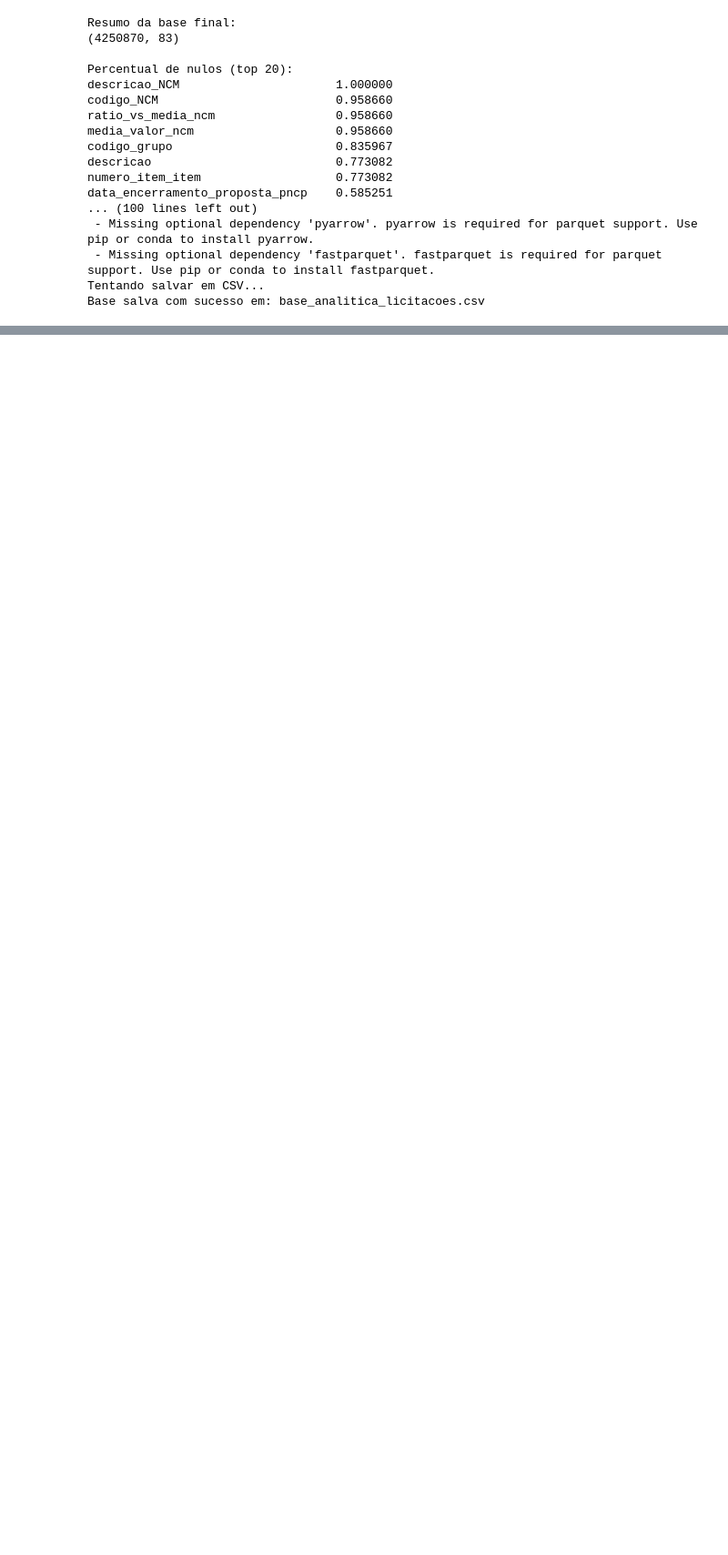
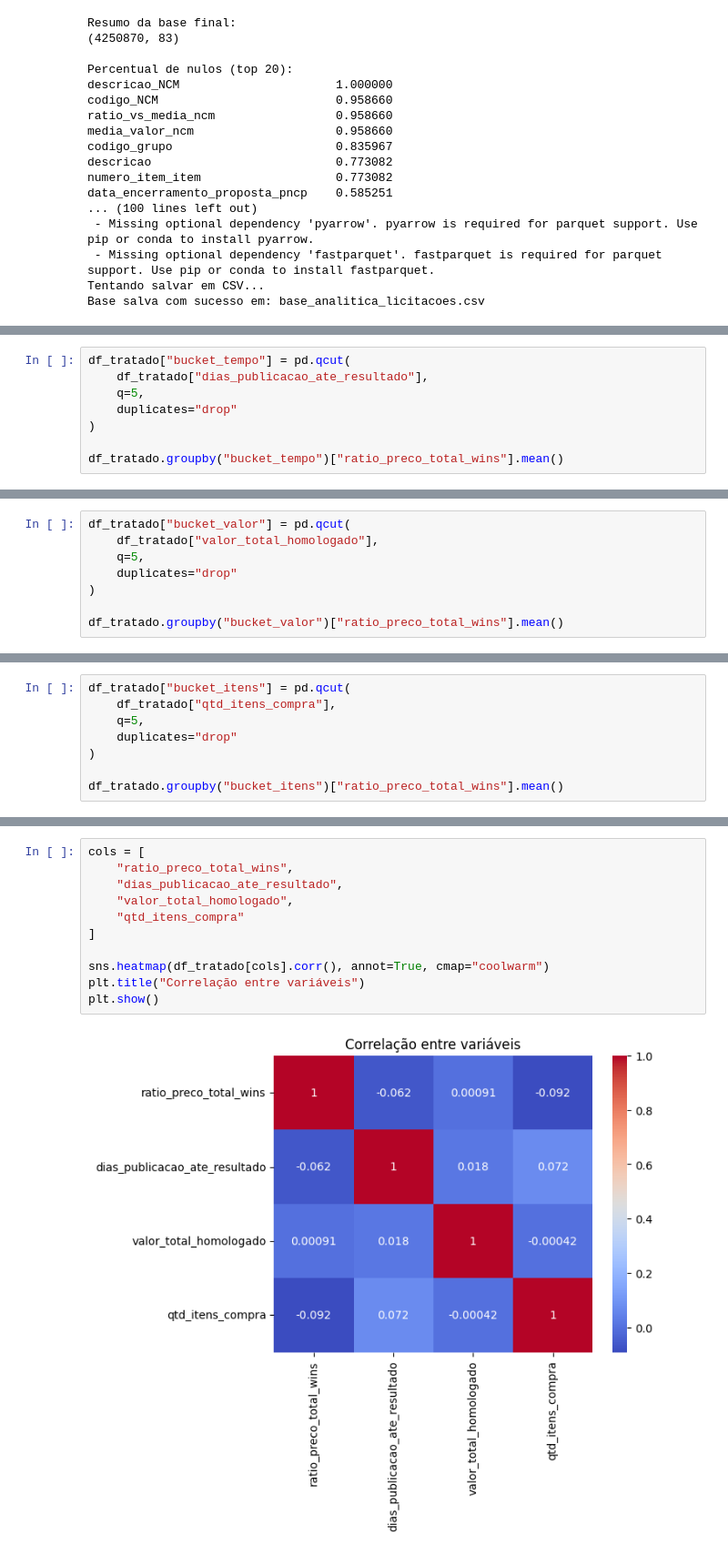
Before and after one commit to Gbiel247/eda-compras-publicas-14133, a Jupyter notebook: licitacoes.ipynb, the cells around one changed output, grey strips where cells are left out. Shown at 91% size. Saved outputs shown, nothing was run; the diff lists cells and outputs as text; blank space fills up the shorter version.

```diff
--- a/licitacoes.ipynb
+++ b/licitacoes.ipynb
@@ -722,0 +974,8 @@ Base salva com sucesso em: base_analitica_licitacoes.csv
+# %%
+df_tratado["bucket_tempo"] = pd.qcut(
+    df_tratado["dias_publicacao_ate_resultado"],
+    q=5,
+    duplicates="drop"
+)
+
+df_tratado.groupby("bucket_tempo")["ratio_preco_total_wins"].mean()
@@ -722,0 +992,8 @@ Base salva com sucesso em: base_analitica_licitacoes.csv
+# %%
+df_tratado["bucket_valor"] = pd.qcut(
+    df_tratado["valor_total_homologado"],
+    q=5,
+    duplicates="drop"
+)
+
+df_tratado.groupby("bucket_valor")["ratio_preco_total_wins"].mean()
@@ -722,0 +1030,8 @@ Base salva com sucesso em: base_analitica_licitacoes.csv
+# %%
+df_tratado["bucket_itens"] = pd.qcut(
+    df_tratado["qtd_itens_compra"],
+    q=5,
+    duplicates="drop"
+)
+
+df_tratado.groupby("bucket_itens")["ratio_preco_total_wins"].mean()
@@ -722,0 +1048,13 @@ Base salva com sucesso em: base_analitica_licitacoes.csv
+# %%
+cols = [
+    "ratio_preco_total_wins",
+    "dias_publicacao_ate_resultado",
+    "valor_total_homologado",
+    "qtd_itens_compra"
+]
+
+sns.heatmap(df_tratado[cols].corr(), annot=True, cmap="coolwarm")
+plt.title("Correlação entre variáveis")
+plt.show()
+# %% [output]
+[figure, added]
```
Also changed, not shown: parts of 22 cells of this notebook.
